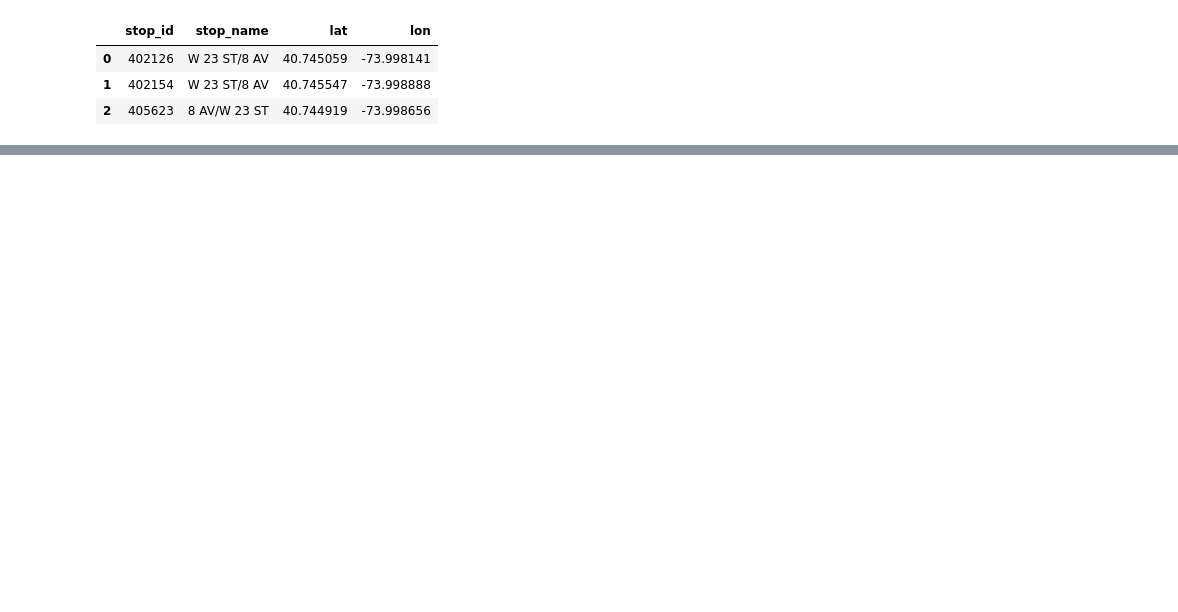
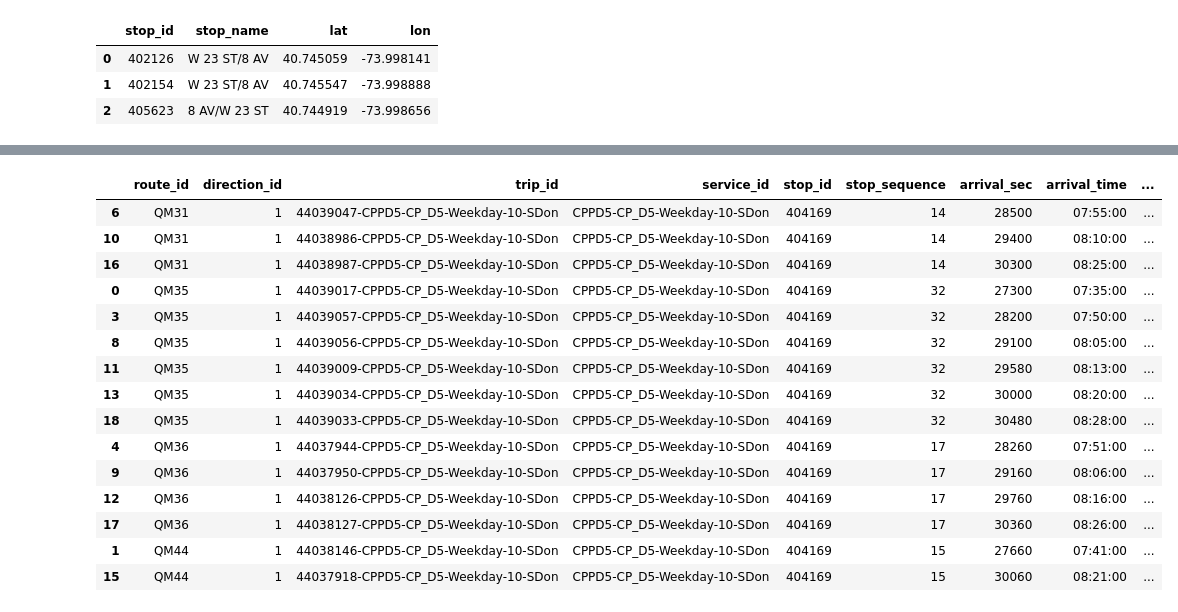
Before and after one commit to TYLin-CitySolutions/gtfs_bus, a Jupyter notebook: gtfs_buses.ipynb, the cells around one changed output, grey strips where cells are left out. Cells and saved outputs as stored; diff of their text form; code cells hidden in the pictures; blank space fills up the shorter version.

```diff
--- a/gtfs_buses.ipynb
+++ b/gtfs_buses.ipynb
@@ -444,0 +606,21 @@ nearby
+# %%
+df.drop_duplicates(subset=['route_id','direction_id','stop_id','arrival_time'])#.groupby(['route_id','direction_id','stop_id','service_id']).count()
+
+df[df['service_id']=='CPPD5-CP_D5-Weekday-10-SDon'].sort_values('route_id')
+# %% [output]
+|  | route_id | direction_id | trip_id | service_id | stop_id | stop_sequence | arrival_sec | arrival_time | ... |
+| 6 | QM31 | 1 | 44039047-CPPD5-CP_D5-Weekday-10-SDon | CPPD5-CP_D5-Weekday-10-SDon | 404169 | 14 | 28500 | 07:55:00 | ... |
+| 10 | QM31 | 1 | 44038986-CPPD5-CP_D5-Weekday-10-SDon | CPPD5-CP_D5-Weekday-10-SDon | 404169 | 14 | 29400 | 08:10:00 | ... |
+| 16 | QM31 | 1 | 44038987-CPPD5-CP_D5-Weekday-10-SDon | CPPD5-CP_D5-Weekday-10-SDon | 404169 | 14 | 30300 | 08:25:00 | ... |
+| 0 | QM35 | 1 | 44039017-CPPD5-CP_D5-Weekday-10-SDon | CPPD5-CP_D5-Weekday-10-SDon | 404169 | 32 | 27300 | 07:35:00 | ... |
+| 3 | QM35 | 1 | 44039057-CPPD5-CP_D5-Weekday-10-SDon | CPPD5-CP_D5-Weekday-10-SDon | 404169 | 32 | 28200 | 07:50:00 | ... |
+| 8 | QM35 | 1 | 44039056-CPPD5-CP_D5-Weekday-10-SDon | CPPD5-CP_D5-Weekday-10-SDon | 404169 | 32 | 29100 | 08:05:00 | ... |
+| 11 | QM35 | 1 | 44039009-CPPD5-CP_D5-Weekday-10-SDon | CPPD5-CP_D5-Weekday-10-SDon | 404169 | 32 | 29580 | 08:13:00 | ... |
+| 13 | QM35 | 1 | 44039034-CPPD5-CP_D5-Weekday-10-SDon | CPPD5-CP_D5-Weekday-10-SDon | 404169 | 32 | 30000 | 08:20:00 | ... |
+| 18 | QM35 | 1 | 44039033-CPPD5-CP_D5-Weekday-10-SDon | CPPD5-CP_D5-Weekday-10-SDon | 404169 | 32 | 30480 | 08:28:00 | ... |
+| 4 | QM36 | 1 | 44037944-CPPD5-CP_D5-Weekday-10-SDon | CPPD5-CP_D5-Weekday-10-SDon | 404169 | 17 | 28260 | 07:51:00 | ... |
+| 9 | QM36 | 1 | 44037950-CPPD5-CP_D5-Weekday-10-SDon | CPPD5-CP_D5-Weekday-10-SDon | 404169 | 17 | 29160 | 08:06:00 | ... |
+| 12 | QM36 | 1 | 44038126-CPPD5-CP_D5-Weekday-10-SDon | CPPD5-CP_D5-Weekday-10-SDon | 404169 | 17 | 29760 | 08:16:00 | ... |
+| 17 | QM36 | 1 | 44038127-CPPD5-CP_D5-Weekday-10-SDon | CPPD5-CP_D5-Weekday-10-SDon | 404169 | 17 | 30360 | 08:26:00 | ... |
+| 1 | QM44 | 1 | 44038146-CPPD5-CP_D5-Weekday-10-SDon | CPPD5-CP_D5-Weekday-10-SDon | 404169 | 15 | 27660 | 07:41:00 | ... |
+| 15 | QM44 | 1 | 44037918-CPPD5-CP_D5-Weekday-10-SDon | CPPD5-CP_D5-Weekday-10-SDon | 404169 | 15 | 30060 | 08:21:00 | ... |
```
Also changed, not shown: parts of 13 cells of this notebook, 1 other file.
